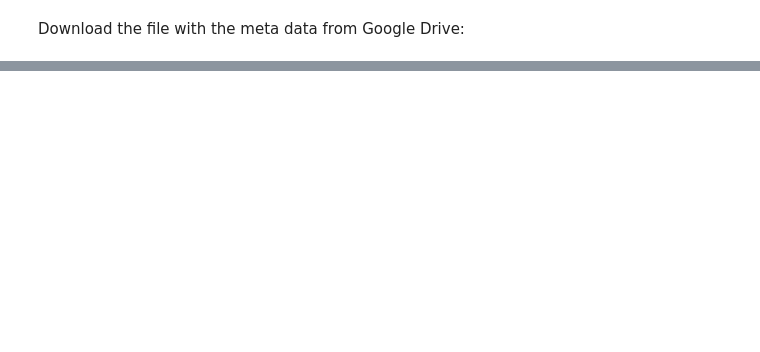
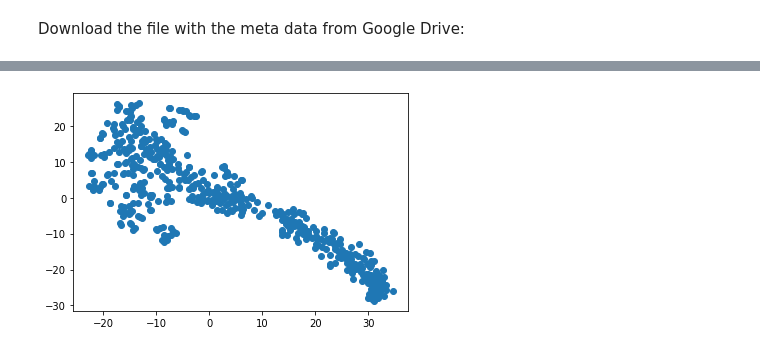
Before and after one commit to 11doris/jazz-tunes-similarity, a Jupyter notebook: chord_embeddings.ipynb, the cells around one changed output, grey strips where cells are left out. Cells and saved outputs as stored; diff of their text form; code cells hidden in the pictures; blank space fills up the shorter version.

Commit message:
Add gensim example code.

```diff
--- a/chord_embeddings.ipynb
+++ b/chord_embeddings.ipynb
@@ -46,0 +51,7 @@ input_meta.txt      100%[===================>] 598.84K  --.-KB/s    in 0.005s
+# %%
+path_to_file = '/content/input_seq.txt'
+# %%
+with open(path_to_file) as f:
+  lines = f.read().splitlines()
+# %%
+data = [line.split(', ') for line in lines]
@@ -46,0 +60,3 @@ input_meta.txt      100%[===================>] 598.84K  --.-KB/s    in 0.005s
+# %%
+# train model
+model = gensim.models.Word2Vec(data, min_count=1)
@@ -46,0 +131,10 @@ input_meta.txt      100%[===================>] 598.84K  --.-KB/s    in 0.005s
+# %%
+X = model.wv[model.wv.vocab]
+
+tsne = TSNE(n_components=2)
+X_tsne = tsne.fit_transform(X)
+
+plt.scatter(X_tsne[:, 0], X_tsne[:, 1])
+plt.show()
+# %% [output]
+[figure, added]
```
Also changed, not shown: parts of 51 cells of this notebook.
